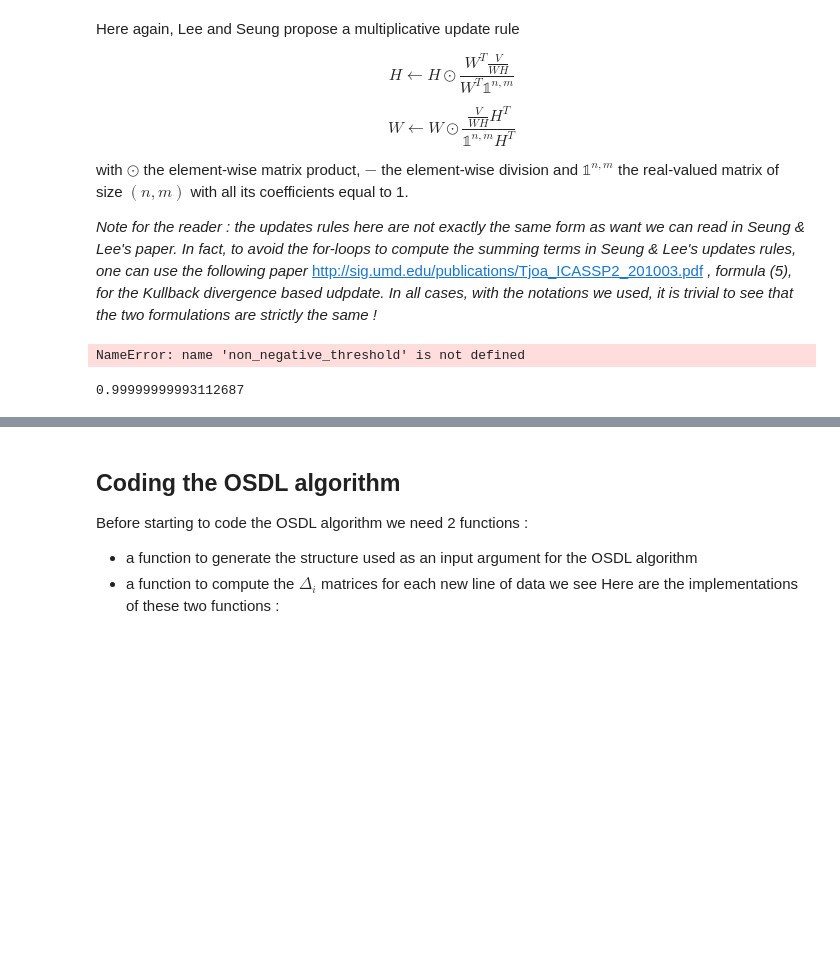
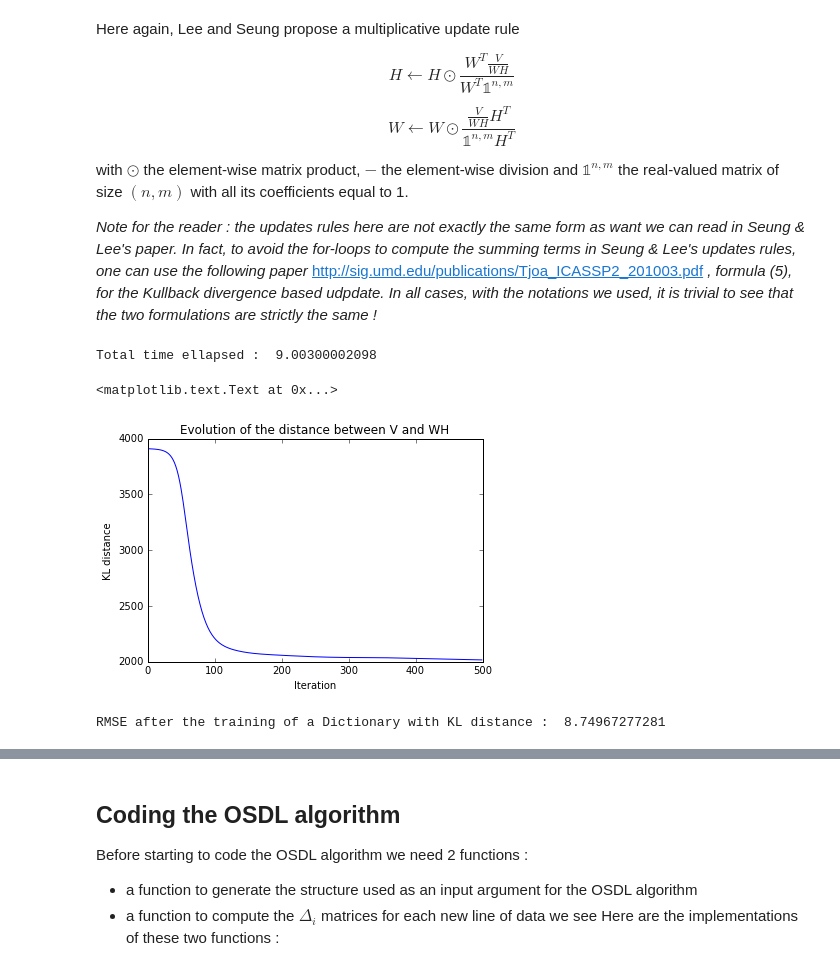
Before and after one commit to hugovallet/Compress-sensing, a Jupyter notebook: Report.ipynb, the cells around one changed output, grey strips where cells are left out. Saved outputs shown, nothing was run; the diff lists cells and outputs as text; code cells hidden in the pictures; blank space fills up the shorter version.

```diff
--- a/Report.ipynb
+++ b/Report.ipynb
@@ -215,17 +348,24 @@ def normalize(Z):
-# %%
-from sklearn.datasets import fetch_lfw_people
-dataset = fetch_lfw_people(min_faces_per_person=70, resize=0.4)
-V = dataset.data
-
-n,m = V.shape
-k = 150
-iterations = 50
-H = non_negative_threshold(15+np.random.randn(k, m))
-W = non_negative_threshold(15+np.random.randn(n, k))
-V = normalize(V) #Here it is compulsory to renormalize V so that the sum of its coefficients equals 1 (V should be a propability matrix)
-# %% [output]
-NameError: name 'non_negative_threshold' is not defined
-# %%
-np.dot(W,H).sum(axis=0).sum()
-# %% [output]
-0.99999999993112687
+# %%
+H = non_negative_threshold(15+np.random.randn(k, m)) #Same initialization as before
+W = non_negative_threshold(15+np.random.randn(n, k)) #Same initialization as before
+
+start = time()
+W,H,err = kl_solver(V,W,H,iterations)
+end = time()
+print "Total time ellapsed : ", end-start
+# %% [output]
+Total time ellapsed :  9.00300002098
+# %%
+plt.plot(np.arange(len(err)),err)
+plt.xlabel("Iteration")
+plt.ylabel("KL distance")
+plt.title("Evolution of the distance between V and WH")
+# %% [output]
+<matplotlib.text.Text at 0x...>
+[figure, added]
+# %%
+MSE = mean_squared_error(R_train, W.dot(H))
+RMSE = np.sqrt(MSE)
+print "RMSE after the training of a Dictionary with KL distance : ", RMSE
+# %% [output]
+RMSE after the training of a Dictionary with KL distance :  8.74967277281
```
Also changed, not shown: parts of 51 cells of this notebook.
